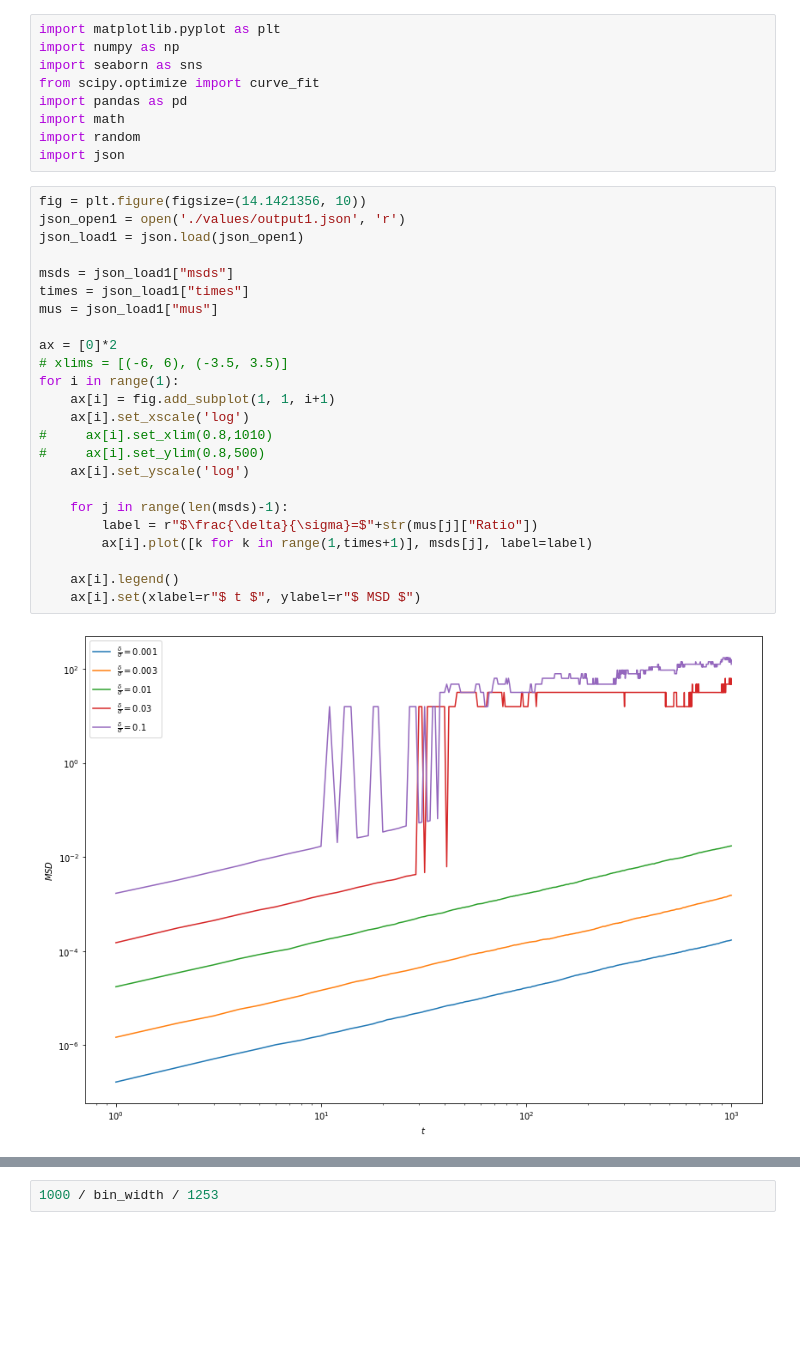
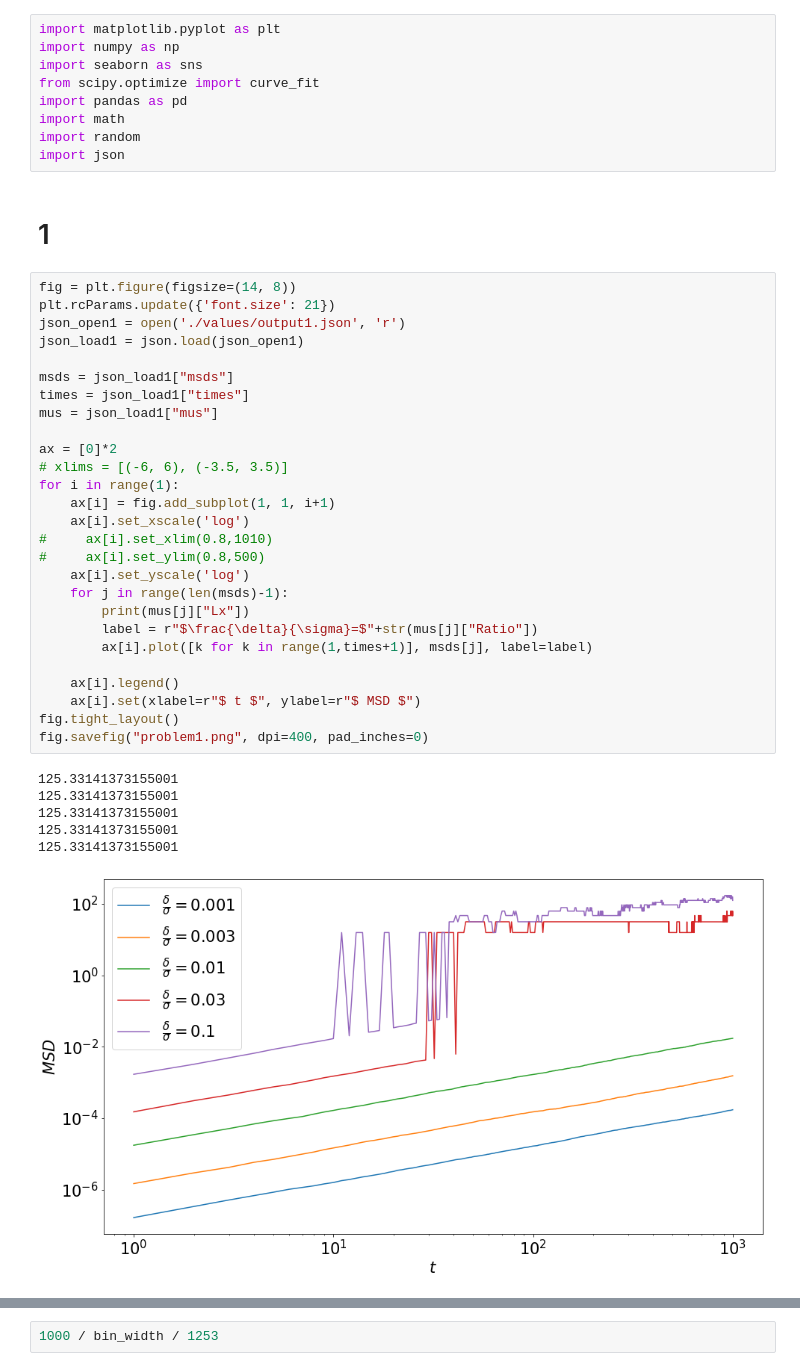
Before and after one commit to hikata101/monte-carlo-simulations-of-hard-disk, a Jupyter notebook: monte_carlo_simulations.ipynb, the cells around one changed output, grey strips where cells are left out. Saved outputs shown, nothing was run; the diff lists cells and outputs as text; blank space fills up the shorter version.

```diff
--- a/monte_carlo_simulations.ipynb
+++ b/monte_carlo_simulations.ipynb
@@ -7,29 +7,39 @@ import pandas as pd
 import math
 import random
 import json
+# %% [markdown]
+# 1
 # %%
-fig = plt.figure(figsize=(14.1421356, 10))
+fig = plt.figure(figsize=(14, 8))
+plt.rcParams.update({'font.size': 21})
 json_open1 = open('./values/output1.json', 'r')
 json_load1 = json.load(json_open1)
 
 msds = json_load1["msds"]
 times = json_load1["times"]
 mus = json_load1["mus"]
 
 ax = [0]*2
 # xlims = [(-6, 6), (-3.5, 3.5)]
 for i in range(1):
     ax[i] = fig.add_subplot(1, 1, i+1)
     ax[i].set_xscale('log')
 #     ax[i].set_xlim(0.8,1010)
 #     ax[i].set_ylim(0.8,500)
     ax[i].set_yscale('log')
-
     for j in range(len(msds)-1):
+        print(mus[j]["Lx"])
         label = r"$\frac{\delta}{\sigma}=$"+str(mus[j]["Ratio"])
         ax[i].plot([k for k in range(1,times+1)], msds[j], label=label)
 
     ax[i].legend()
     ax[i].set(xlabel=r"$ t $", ylabel=r"$ MSD $")
+fig.tight_layout()
+fig.savefig("problem1.png", dpi=400, pad_inches=0)
 # %% [output]
+125.33141373155001
+125.33141373155001
+125.33141373155001
+125.33141373155001
+125.33141373155001
-[figure, old version]
+[figure, new version]
```
Also changed, not shown: parts of 23 cells of this notebook, 1 other file.
